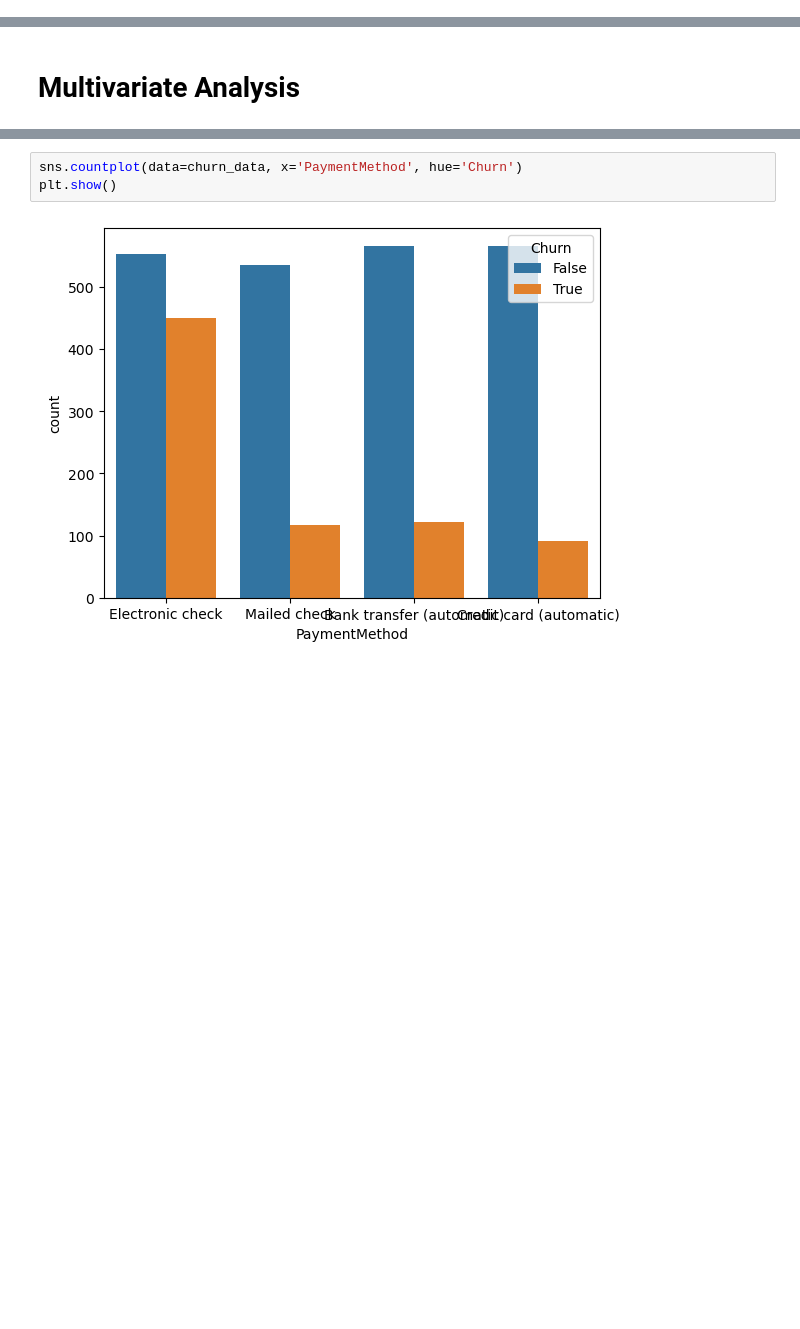
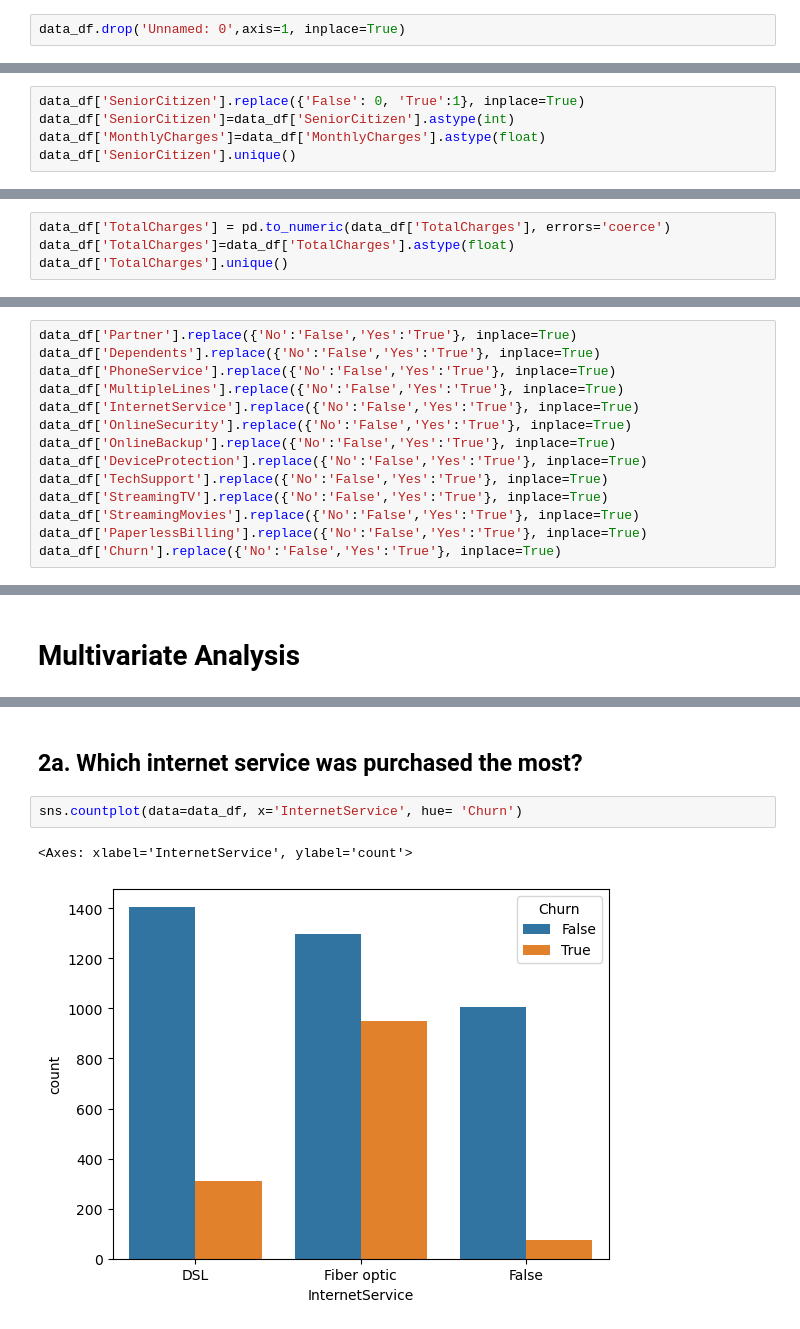
Before and after one commit to obiuzoma/LP2_Project, a Jupyter notebook: lp2.ipynb, the cells around one changed output, grey strips where cells are left out. Cells and saved outputs as stored; diff of their text form; blank space fills up the shorter version.

```diff
--- a/lp2.ipynb
+++ b/lp2.ipynb
@@ -215,0 +229,2 @@ data
+# %%
+data_df.drop('Unnamed: 0',axis=1, inplace=True)
@@ -215,0 +293,5 @@ data
+# %%
+data_df['SeniorCitizen'].replace({'False': 0, 'True':1}, inplace=True)
+data_df['SeniorCitizen']=data_df['SeniorCitizen'].astype(int)
+data_df['MonthlyCharges']=data_df['MonthlyCharges'].astype(float)
+data_df['SeniorCitizen'].unique()
@@ -215,0 +302,4 @@ data
+# %%
+data_df['TotalCharges'] = pd.to_numeric(data_df['TotalCharges'], errors='coerce')
+data_df['TotalCharges']=data_df['TotalCharges'].astype(float)
+data_df['TotalCharges'].unique()
@@ -225,2 +317,16 @@ data
+# %%
+data_df['Partner'].replace({'No':'False','Yes':'True'}, inplace=True)
+data_df['Dependents'].replace({'No':'False','Yes':'True'}, inplace=True)
+data_df['PhoneService'].replace({'No':'False','Yes':'True'}, inplace=True)
+data_df['MultipleLines'].replace({'No':'False','Yes':'True'}, inplace=True)
+data_df['InternetService'].replace({'No':'False','Yes':'True'}, inplace=True)
+data_df['OnlineSecurity'].replace({'No':'False','Yes':'True'}, inplace=True)
+data_df['OnlineBackup'].replace({'No':'False','Yes':'True'}, inplace=True)
+data_df['DeviceProtection'].replace({'No':'False','Yes':'True'}, inplace=True)
+data_df['TechSupport'].replace({'No':'False','Yes':'True'}, inplace=True)
+data_df['StreamingTV'].replace({'No':'False','Yes':'True'}, inplace=True)
+data_df['StreamingMovies'].replace({'No':'False','Yes':'True'}, inplace=True)
+data_df['PaperlessBilling'].replace({'No':'False','Yes':'True'}, inplace=True)
+data_df['Churn'].replace({'No':'False','Yes':'True'}, inplace=True)
 # %% [markdown]
 # Univariate Analysis
@@ -278,5 +433,7 @@ sns.pairplot(data, hue='Churn')
+# %% [markdown]
+## 2a. Which internet service was purchased the most?
 # %%
-sns.countplot(data=churn_data, x='PaymentMethod', hue='Churn')
-plt.show()
+sns.countplot(data=data_df, x='InternetService', hue= 'Churn')
 # %% [output]
+<Axes: xlabel='InternetService', ylabel='count'>
-[figure, old version]
+[figure, new version]
```
Also changed, not shown: parts of 68 cells of this notebook, 1 other file.
